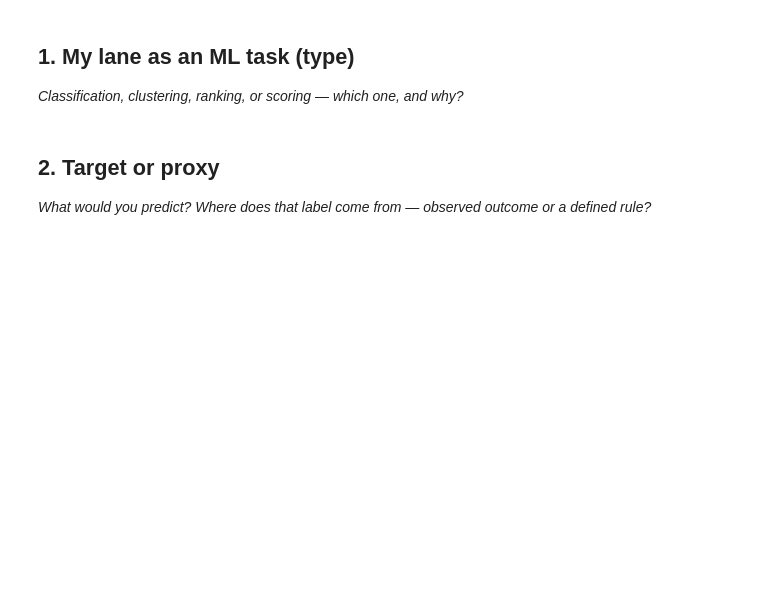
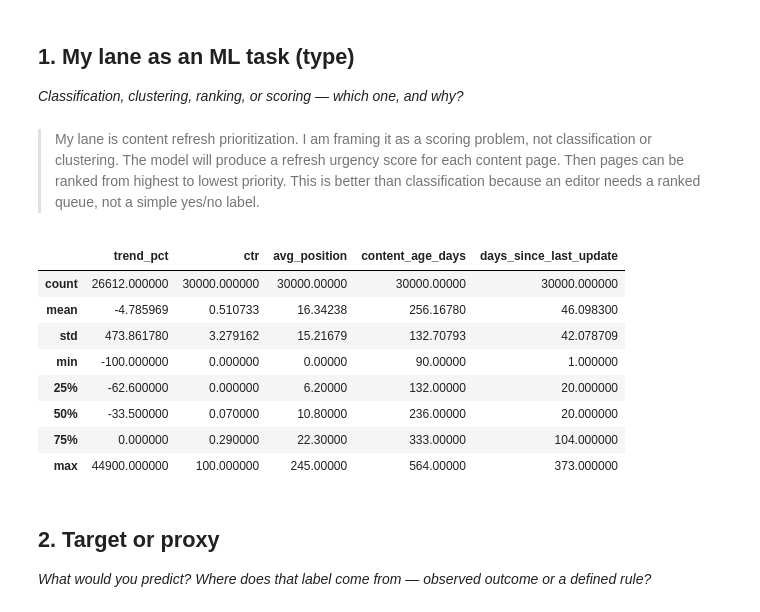
Before and after one commit to Softwareguy786/ML_INTERNSHIP_01, a Jupyter notebook: work/notebooks/w02_ml_task_framing.ipynb, the cells around one changed output. Saved outputs shown, nothing was run; the diff lists cells and outputs as text; code cells hidden in the pictures; blank space fills up the shorter version.

```diff
--- a/work/notebooks/w02_ml_task_framing.ipynb
+++ b/work/notebooks/w02_ml_task_framing.ipynb
@@ -12,9 +10,30 @@ This skeleton is yours to fill. Work the sections **in order** — each one has
 ## 1. My lane as an ML task (type)
 
 *Classification, clustering, ranking, or scoring — which one, and why?*
+# %% [markdown]
+
+
+> My lane is content refresh prioritization.
+I am framing it as a scoring problem, not classification or clustering.
+The model will produce a refresh urgency score for each content page.
+Then pages can be ranked from highest to lowest priority.
+This is better than classification because an editor needs a ranked queue, not a simple yes/no label.
 # %%
 # This cell is for CODE (numbers, a query, a check).
 # Write your text answer in the cell ABOVE this one — typing sentences here breaks Run All.
+
+# Quick check: the signals are numeric/continuous, so scoring/ranking is possible
+lane_df[['trend_pct', 'ctr', 'avg_position', 'content_age_days', 'days_since_last_update']].describe()
+# %% [output]
+|  | trend_pct | ctr | avg_position | content_age_days | days_since_last_update |
+| count | 26612.000000 | 30000.000000 | 30000.00000 | 30000.00000 | 30000.000000 |
+| mean | -4.785969 | 0.510733 | 16.34238 | 256.16780 | 46.098300 |
+| std | 473.861780 | 3.279162 | 15.21679 | 132.70793 | 42.078709 |
+| min | -100.000000 | 0.000000 | 0.00000 | 90.00000 | 1.000000 |
+| 25% | -62.600000 | 0.000000 | 6.20000 | 132.00000 | 20.000000 |
+| 50% | -33.500000 | 0.070000 | 10.80000 | 236.00000 | 20.000000 |
+| 75% | 0.000000 | 0.290000 | 22.30000 | 333.00000 | 104.000000 |
+| max | 44900.000000 | 100.000000 | 245.00000 | 564.00000 | 373.000000 |
 # %% [markdown]
 ## 2. Target or proxy
 
```
Also changed, not shown: parts of 1 cell of this notebook.
